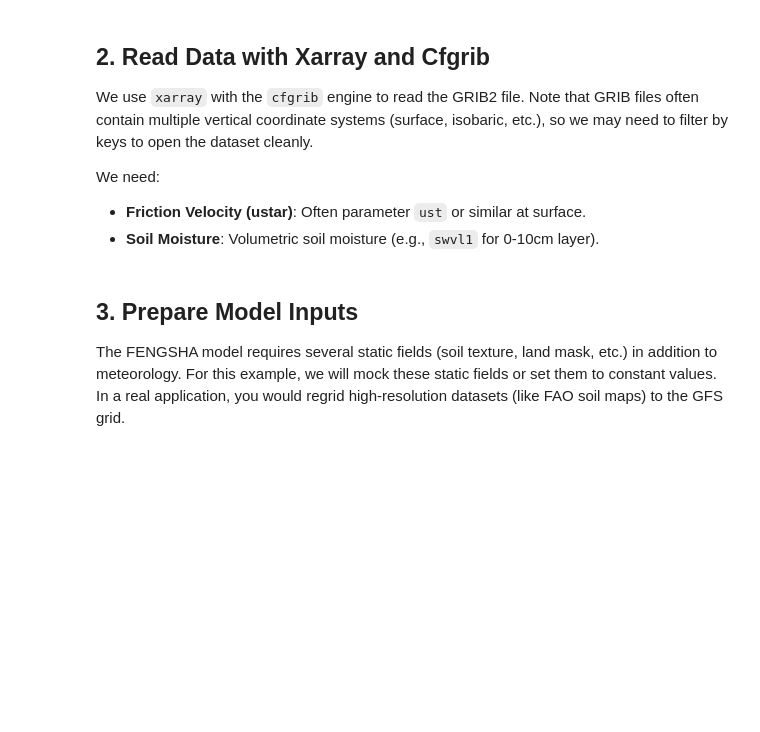
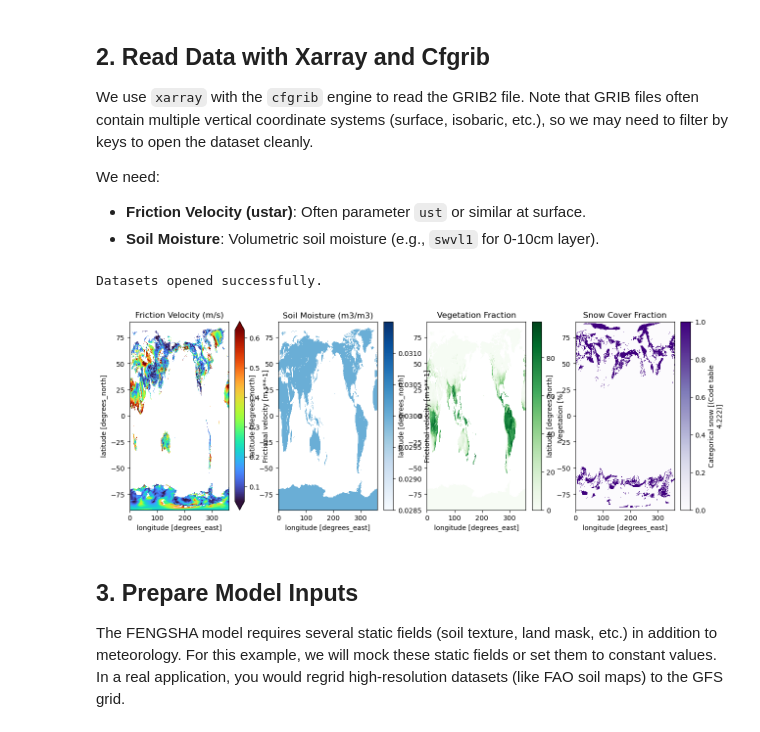
Before and after one commit to bbakernoaa/pyfengsha, a Jupyter notebook: examples/gfs_dust_emission.ipynb, the cells around one changed output. Saved outputs shown, nothing was run; the diff lists cells and outputs as text; code cells hidden in the pictures; blank space fills up the shorter version.

```diff
--- a/examples/gfs_dust_emission.ipynb
+++ b/examples/gfs_dust_emission.ipynb
@@ -93,11 +95,23 @@ try:
 
     # Friction Velocity
     # GFS often names it 'ust'
-    ustar_da = ds_surf["ust"]
+    lsm = ds_surf["lsm"]  # Land-sea mask
+    csnow = ds_surf['csnow']
+
+    veg_da = ds_surf["veg"].where(lsm == 1)  # Vegetation fraction if needed
+    ustar_da = ds_surf["fricv"].where(lsm == 1).where(veg_da < 20).where(csnow < 0.1)  # Mask to land only
+    gust = ds_surf['gust'].where(lsm == 1).where(veg_da < 20).where(csnow < 0.1)
+    u10 = gust.rename('u10') * 0.5
+    v10 = gust.rename('v10') * 0.5
 
     # Volumetric Soil Moisture (0-0.1m)
     # GFS often names it 'swvl1' or similar
-    slc_da = ds_soil["swvl1"]
+    # Since GFS soil moisture might be zero, create realistic desert soil moisture
+    # Typical desert soil moisture is very low but not zero (0.02-0.05 m³/m³)
+    slc_da = xr.full_like(ustar_da, 0.03).where(lsm == 1)  # 3% volumetric soil moisture
+    slc_da = slc_da.rename("swvl1")
+
+
 
     # Ensure they are on the same grid (they should be for the same GFS file)
     # We might need to select the specific soil layer if multiple are present in the file
@@ -105,35 +119,42 @@ try:
 except Exception as e:
     print(
         f"Could not open GRIB file (likely due to missing cfgrib/eccodes or file): {e}"
     )
     print("Generating MOCK GFS data for demonstration...")
 
     # Mock Grid (Global 1x1)
     lat = np.linspace(-90, 90, 181)
     lon = np.linspace(0, 360, 361)
     dims = ("lat", "lon")
     coords = {"lat": lat, "lon": lon}
 
     # Mock USTAR (high in some bands)
     ustar_val = 0.2 + 0.5 * np.sin(np.linspace(-3, 3, 181)[:, None]) ** 2 * np.ones(
         (181, 361)
     )
     ustar_da = xr.DataArray(ustar_val, coords=coords, dims=dims, name="ust")
 
     # Mock Soil Moisture (dry bands)
     soilw_val = (
         0.3 * np.abs(np.cos(np.linspace(-3, 3, 181)[:, None])) * np.ones((181, 361))
     )
     soilw_val[60:80, :] = 0.05  # Dry band around 30N
     slc_da = xr.DataArray(soilw_val, coords=coords, dims=dims, name="swvl1")
 
 # Visualize inputs
-fig, ax = plt.subplots(1, 2, figsize=(15, 5))
-ustar_da.plot(ax=ax[0], cmap="inferno")
+fig, ax = plt.subplots(1, 4, figsize=(15, 5))
+ustar_da.plot(ax=ax[0], cmap="turbo", robust=True)
 ax[0].set_title("Friction Velocity (m/s)")
 slc_da.plot(ax=ax[1], cmap="Blues")
 ax[1].set_title("Soil Moisture (m3/m3)")
+veg_da.plot(ax=ax[2], cmap="Greens")
+ax[2].set_title("Vegetation Fraction")
+csnow.plot(ax=ax[3], cmap="Purples", robust=True)
+ax[3].set_title("Snow Cover Fraction")
 plt.show()
+# %% [output]
+Datasets opened successfully.
+[figure, added]
 # %% [markdown]
 ## 3. Prepare Model Inputs
 
```
Also changed, not shown: parts of 8 cells of this notebook, 1 other file.
